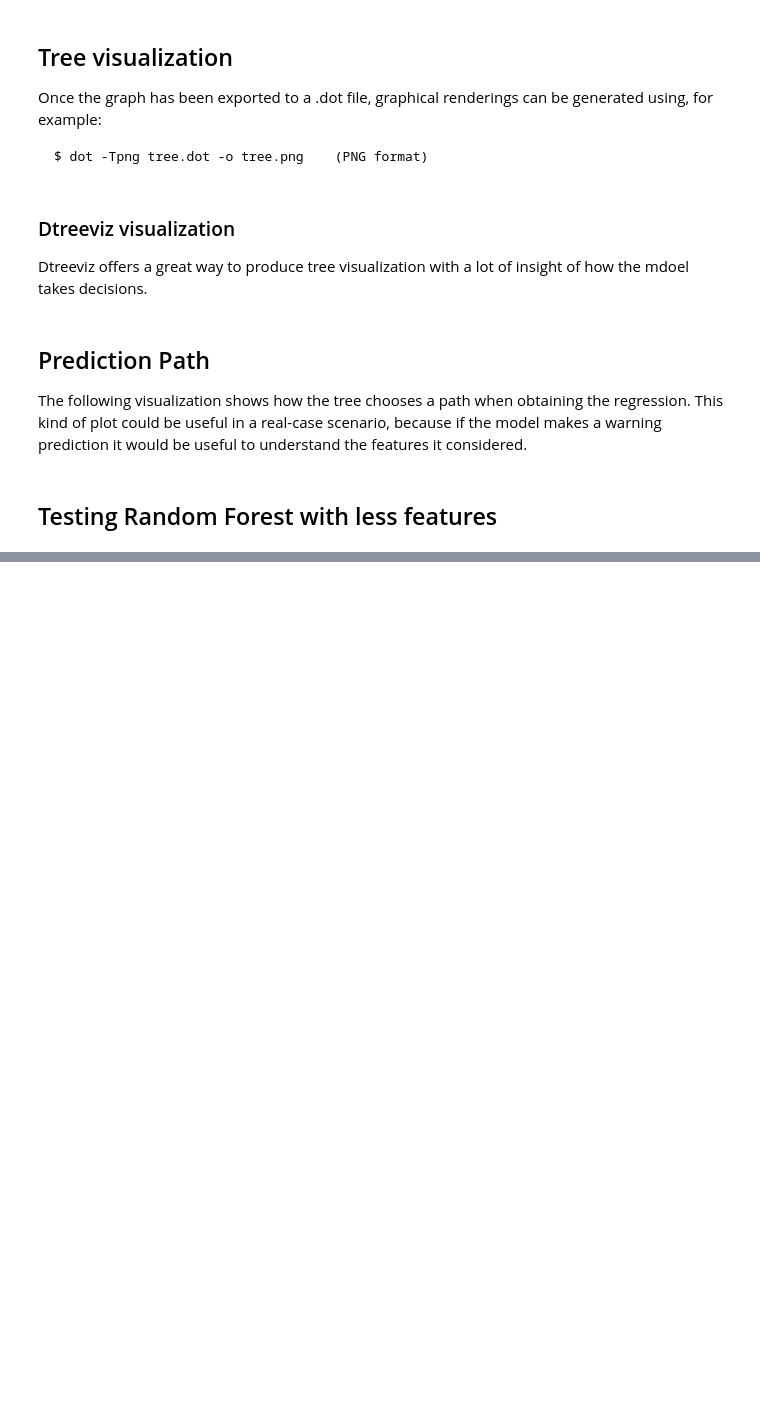
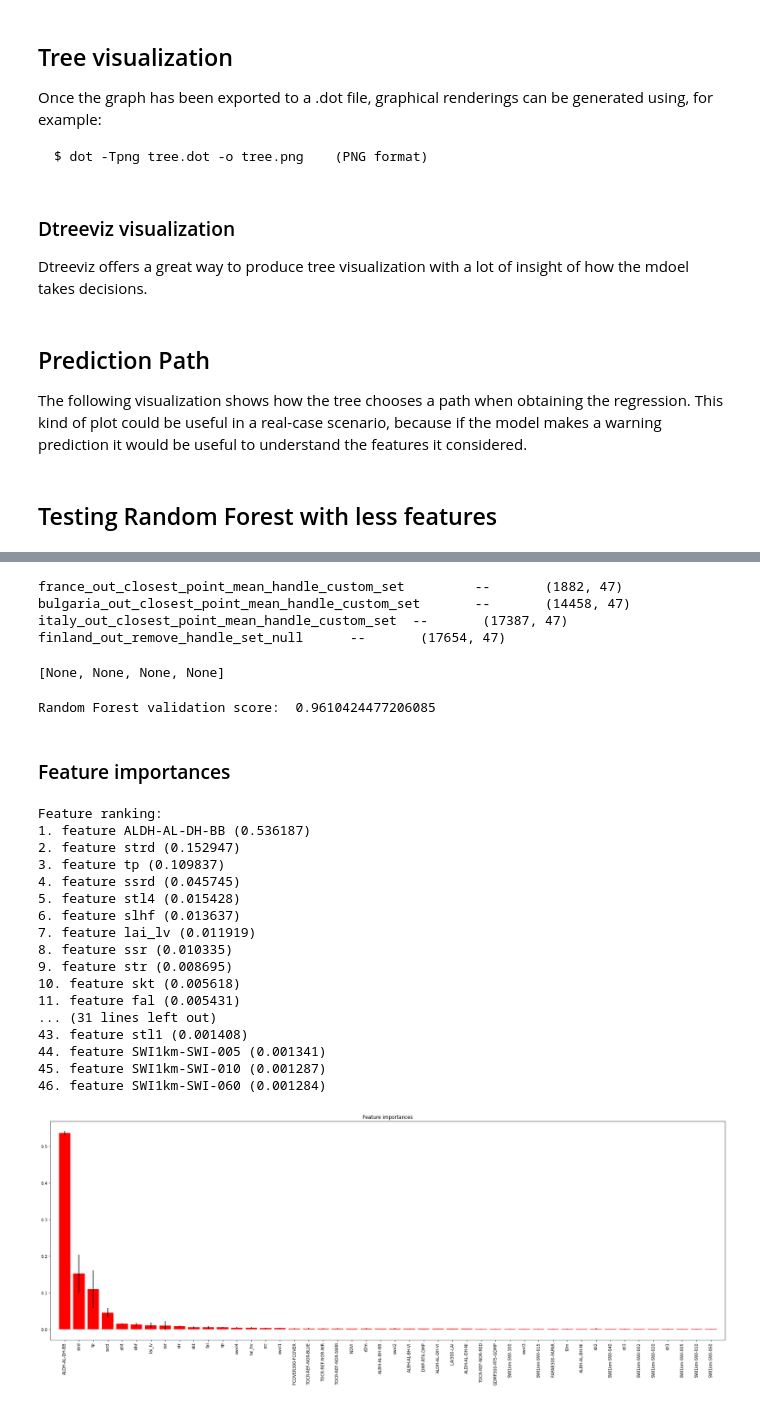
Before and after one commit to vincenzomadaghiele/Regression-of-biodiversity-indicators, a Jupyter notebook: TreeVisualization/Visualize_tree.ipynb, the cells around one changed output, grey strips where cells are left out. Saved outputs shown, nothing was run; the diff lists cells and outputs as text; code cells hidden in the pictures; blank space fills up the shorter version.

```diff
--- a/TreeVisualization/Visualize_tree.ipynb
+++ b/TreeVisualization/Visualize_tree.ipynb
@@ -218,0 +277,8 @@ Random Forest validation score:  0.8803306077485716
+# %%
+[print(x['name'], "\t--\t",x['dataframe'].shape) for x in datas]
+# %% [output]
+france_out_closest_point_mean_handle_custom_set         --       (1882, 47)
+bulgaria_out_closest_point_mean_handle_custom_set       --       (14458, 47)
+italy_out_closest_point_mean_handle_custom_set  --       (17387, 47)
+finland_out_remove_handle_set_null      --       (17654, 47)
+[None, None, None, None]
@@ -218,0 +292,64 @@ Random Forest validation score:  0.8803306077485716
+# %%
+# Normalize the data
+X_scaler = preprocessing.MinMaxScaler()
+y_scaler = preprocessing.MinMaxScaler()
+
+
+# Test values have to be normalized with the training mean and std
+y_scaler.fit(y_train.reshape(-1, 1))
+y_train = y_scaler.transform(y_train.reshape(-1, 1)).ravel()
+y_test = y_scaler.transform(y_test.reshape(-1, 1)).ravel()
+y = y_scaler.transform(y.reshape(-1, 1)).ravel()
+X_scaler.fit(X_train)
+X_train = X_scaler.transform(X_train)
+X_test = X_scaler.transform(X_test)
+X = X_scaler.transform(X)
+# %%
+clfXtrain = RandomForestRegressor(n_estimators=100, max_depth=None)
+clfXtrain = clfXtrain.fit(X_train,y_train)
+print("Random Forest validation score: ", clfXtrain.score(X_test, y_test))
+# %% [output]
+Random Forest validation score:  0.9610424477206085
+# %% [markdown]
+### Feature importances
+# %%
+importances = clfXtrain.feature_importances_
+std = np.std([tree.feature_importances_ for tree in clfXtrain.estimators_],axis=0)
+indices = np.argsort(importances)[::-1]
+
+feat_names = list(df.drop(columns=[regression_label]).columns.values)
+
+# Print the feature ranking
+print("Feature ranking:")
+
+for f in range(X.shape[1]):
+    print("%d. feature %s (%f)" % (f + 1, feat_names[indices[f]], importances[indices[f]]))
+
+names = [feat_names[i] for i in indices]
+# Plot the impurity-based feature importances of the forest
+plt.figure(figsize=(30, 10))
+plt.title("Feature importances")
+plt.bar(range(X.shape[1]), importances[indices],
+        color="r", yerr=std[indices], align="center")
+plt.xticks(range(X.shape[1]), names, rotation=90)
+plt.xlim([-1, X.shape[1]])
+plt.show()
+# %% [output]
+Feature ranking:
+1. feature ALDH-AL-DH-BB (0.536187)
+2. feature strd (0.152947)
+3. feature tp (0.109837)
+4. feature ssrd (0.045745)
+5. feature stl4 (0.015428)
+6. feature slhf (0.013637)
+7. feature lai_lv (0.011919)
+8. feature ssr (0.010335)
+9. feature str (0.008695)
+10. feature skt (0.005618)
+11. feature fal (0.005431)
+... (31 lines left out)
+43. feature stl1 (0.001408)
+44. feature SWI1km-SWI-005 (0.001341)
+45. feature SWI1km-SWI-010 (0.001287)
+46. feature SWI1km-SWI-060 (0.001284)
+[figure, added]
```
Also changed, not shown: parts of 14 cells of this notebook, 3 other files.
